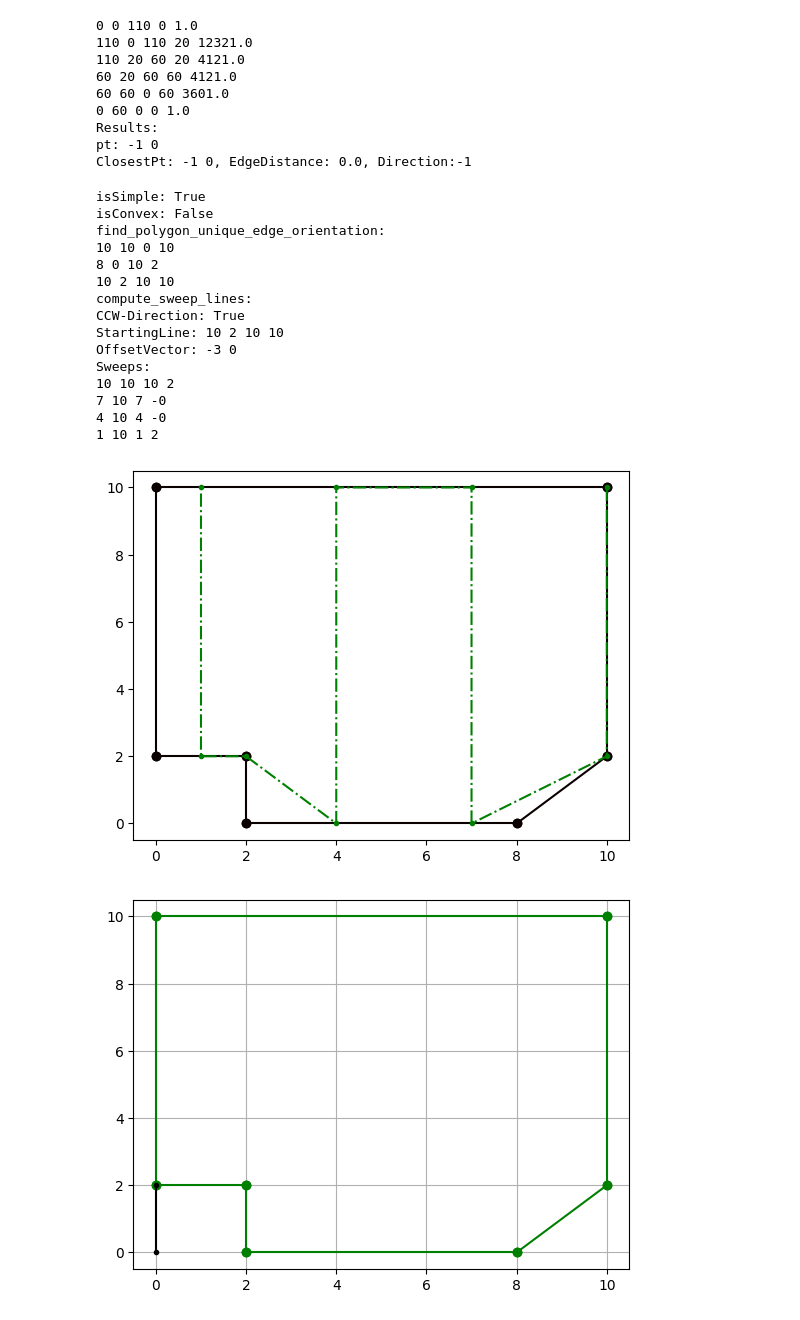
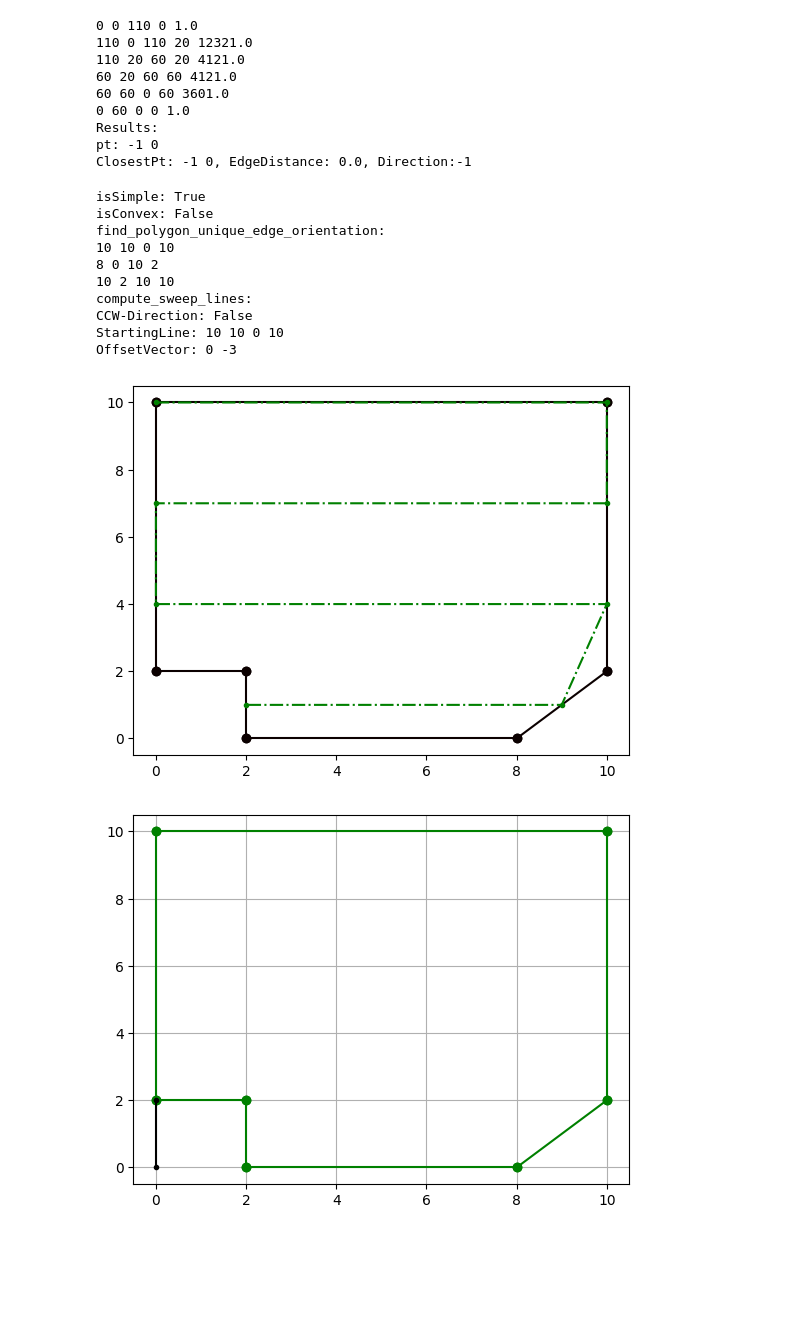
Before and after one commit to dringakn/ROSExamples, a Jupyter notebook: script/cgal_playground.ipynb, the cells around one changed output. Cells and saved outputs as stored; diff of their text form; code cells hidden in the pictures; blank space fills up the shorter version.

Commit message:
cgal polygon analysis

```diff
--- a/script/cgal_playground.ipynb
+++ b/script/cgal_playground.ipynb
@@ -757,13 +757,30 @@ def compute_waypoints(sweeps: list(), graph: vg.VisGraph):
 # Compute sweeps in all sweepable directions, starting counter-clockwise, clockwise, and reverse.
 
 
-def compute_all_sweeps(pg: Polygon_2, max_sweep_offset: float):
-    sweeps_cluster = [[]]
+def compute_all_sweeps(pg: Polygon_2, sweep_offset: float):
+    sweeps_cluster = list()
 
     # Find all sweepable directions
-    dirs = get_all_sweepable_edge_directions(pg)
+    dirs = find_polygon_unique_edge_orientation(pg)
+    g = create_visbility_graph(pg)
+    for dir in dirs:
+        # Find Sweep without inverting dir vector
+        result, sweeps = compute_sweep_lines(pg, dir, sweep_offset, False)
+        if result:
+            # sweeps_cluster.append(sweeps)
+            waypoints = compute_waypoints(sweeps, g)
+            if len(waypoints) > 1:
+                sweeps_cluster.append(waypoints)
 
-    return True, sweeps_cluster
+        # Find Sweep by inverting dir vector
+        result, sweeps = compute_sweep_lines(pg, dir, sweep_offset, True)
+        if result:
+            # sweeps_cluster.append(sweeps)
+            waypoints = compute_waypoints(sweeps, g)
+            if len(waypoints) > 1:
+                sweeps_cluster.append(waypoints)
+
+    return sweeps_cluster
 
 
 def check_same_direction(ls1: Segment_2, ls2: Segment_2):
@@ -907,46 +924,41 @@ def calculate_shortest_path(graph: vg.VisGraph, start: Point_2, goal: Point_2, p
 # plot_vis_graph_path(plt.gca(), path, '--go')
 
 # print(apply_affine_translation(Segment_2(Point_2(0,0), Point_2(10,0)), Vector_2(0, 5)))
 
 print(f"isSimple: {pg4.is_simple()}")
 print(f"isConvex: {pg4.is_convex()}")
 dirs = find_polygon_unique_edge_orientation(pg4)
 print(f"find_polygon_unique_edge_orientation:")
 for dir in dirs:
     print(dir)
 
 g = create_visbility_graph(pg4)
 plot_vis_graph(g, plt.gca())
 print(f"compute_sweep_lines:")
-result, sweeps = compute_sweep_lines(pg4, dirs[2], 3, True)
+result, sweeps = compute_sweep_lines(pg4, dirs[0], 3, False)
 if result:
-    print(f"Sweeps:")
-    for sweep in sweeps:
-        print(sweep)
+    # print(f"Sweeps:")
+    # for sweep in sweeps:
+    #     print(sweep)
         # plot_cgal_segment2(sweep, plt.gca(), "--r.")
     waypoints = compute_waypoints(sweeps, g)
     if len(waypoints) > 1:
     #     print(f"Waypoints:")
     #     for wp in waypoints:
     #         print(wp)
         plot_cgal_waypoints(waypoints, plt.gca(), "-.g.")
 # %% [output]
 isSimple: True
 isConvex: False
 find_polygon_unique_edge_orientation:
 10 10 0 10
 8 0 10 2
 10 2 10 10
 compute_sweep_lines:
-CCW-Direction: True
-StartingLine: 10 2 10 10
-OffsetVector: -3 0
-Sweeps:
-10 10 10 2
-7 10 7 -0
-4 10 4 -0
-1 10 1 2
+CCW-Direction: False
+StartingLine: 10 10 0 10
+OffsetVector: 0 -3
-[figure, old version]
+[figure, new version]
 # %%
 # pg3.reverse_orientation()
 # cgal_polygon_properties(pg3)
```
Also changed, not shown: parts of 2 cells of this notebook.
